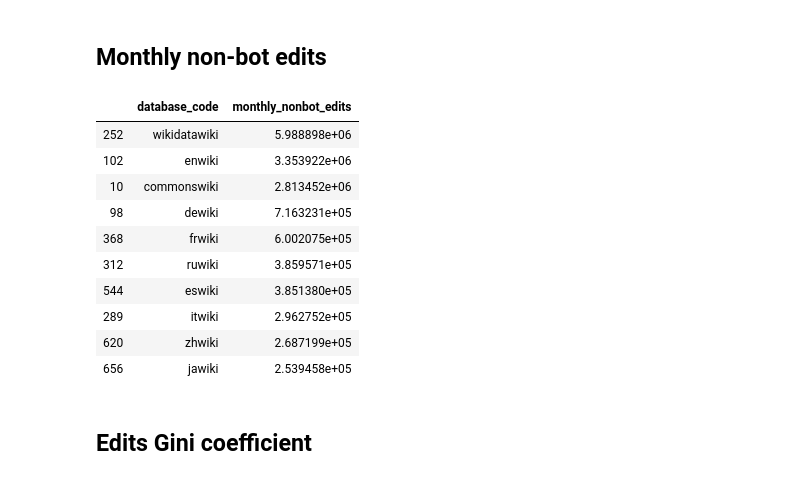
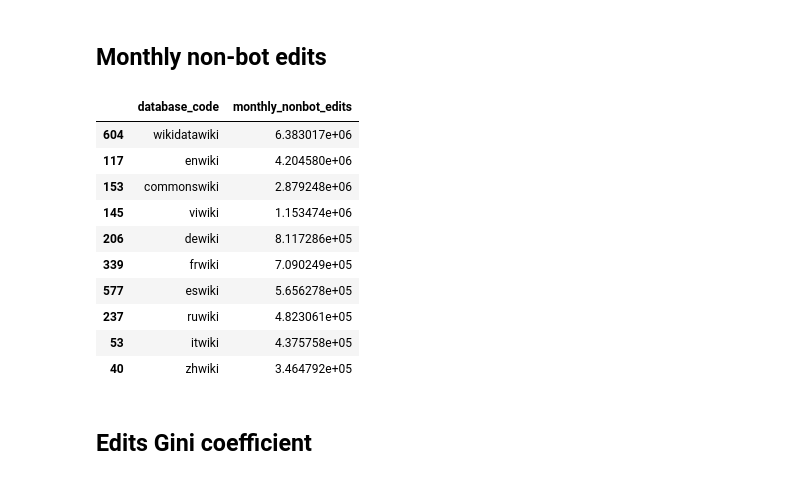
Before and after one commit to wikimedia-research/wiki-comparison, a Jupyter notebook: data-collection/data-collection.ipynb, the cells around one changed output. Cells and saved outputs as stored; diff of their text form; code cells hidden in the pictures.

```diff
--- a/data-collection/data-collection.ipynb
+++ b/data-collection/data-collection.ipynb
@@ -584,34 +591,39 @@ merge_in(maa)
 # %%
 #formerly a mariadb query pulling from staging.editor_month and using bot_flag = 0 to identify bots, as well as the following to filter bot editors
 #convert(user_name using utf8) not regexp "bot\\\\b" or convert(user_name using utf8) in ("Paucabot", "Niabot", "Marbot")
 mnbe = wmf.hive.run("""
-    SELECT
-        wiki AS database_code,
-        SUM(edits) / 12 AS monthly_nonbot_edits
-    FROM neilpquinn.editor_month
-    WHERE
-        month >= "{start}"
-        AND month < "{end}"
-        -- A user is a bot if they have a matching name or have the bot flag on *any* wiki
-        -- See https://meta.wikimedia.org/wiki/Research:Active_editor AND https://meta.wikimedia.org/wiki/Research:Bot_user
-        AND bot_by_group = FALSE
-        AND (user_name not regexp "bot\\b" or user_name in ("Paucabot", "Niabot", "Marbot"))
-    GROUP BY wiki
+SELECT
+   database_code,
+   SUM(edit_count) /12 AS monthly_nonbot_edits
+FROM wmf.edit_hourly
+INNER JOIN canonical_data.wikis ON CONCAT(project,".org") = domain_name
+    AND database_group in
+    (
+        "commons", "incubator", "foundation", "mediawiki", "meta", "sources",
+        "species","wikibooks", "wikidata", "wikinews", "wikipedia", "wikiquote",
+        "wikisource", "wikiversity", "wikivoyage", "wiktionary"
+    )
+WHERE
+    ts >= "{start}"
+   AND ts < "{end}"
+   AND NOT user_is_bot
+   AND snapshot = "{snapshot}"
+GROUP BY database_code
 """.format(**query_vars))
 
 top_10(mnbe, "monthly_nonbot_edits")
 # %% [output]
 |  | database_code | monthly_nonbot_edits |
-| 252 | wikidatawiki | 5.988898e+06 |
-| 102 | enwiki | 3.353922e+06 |
-| 10 | commonswiki | 2.813452e+06 |
-| 98 | dewiki | 7.163231e+05 |
-| 368 | frwiki | 6.002075e+05 |
-| 312 | ruwiki | 3.859571e+05 |
-| 544 | eswiki | 3.851380e+05 |
-| 289 | itwiki | 2.962752e+05 |
-| 620 | zhwiki | 2.687199e+05 |
-| 656 | jawiki | 2.539458e+05 |
+| 604 | wikidatawiki | 6.383017e+06 |
+| 117 | enwiki | 4.204580e+06 |
+| 153 | commonswiki | 2.879248e+06 |
+| 145 | viwiki | 1.153474e+06 |
+| 206 | dewiki | 8.117286e+05 |
+| 339 | frwiki | 7.090249e+05 |
+| 577 | eswiki | 5.656278e+05 |
+| 237 | ruwiki | 4.823061e+05 |
+| 53 | itwiki | 4.375758e+05 |
+| 40 | zhwiki | 3.464792e+05 |
 # %%
 merge_in(mnbe)
 # %% [markdown]
```
Also changed, not shown: parts of 2 cells of this notebook.
